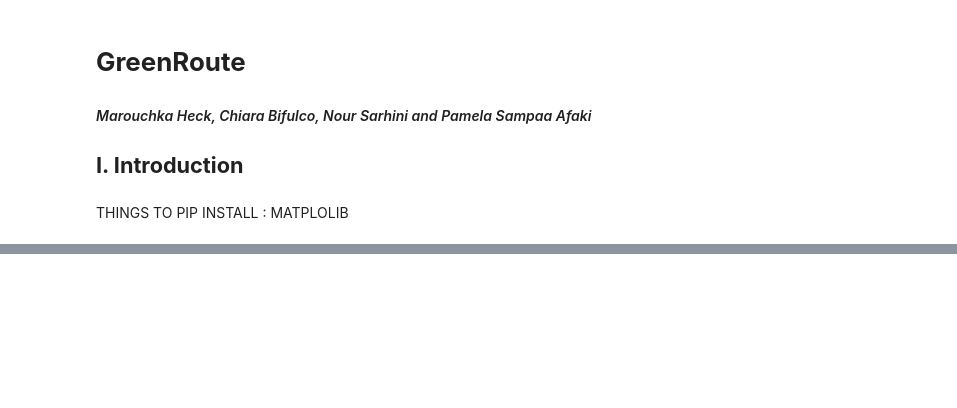
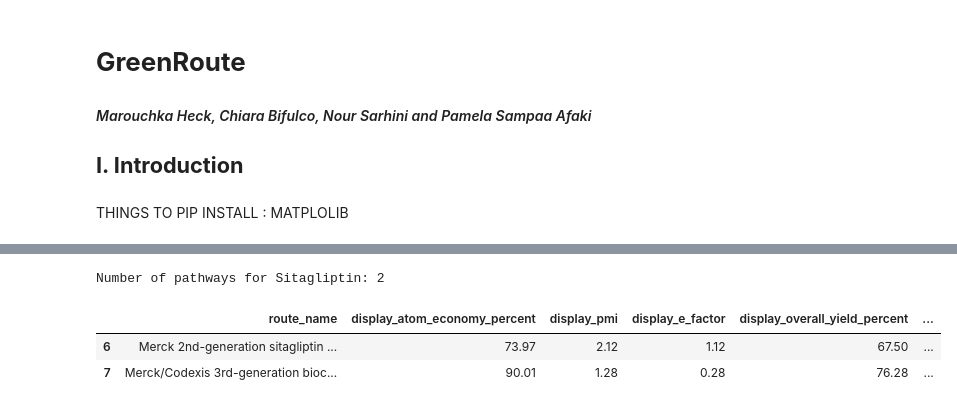
Before and after one commit to chiarabif/GreenRoute, a Jupyter notebook: RAPPORT/report.ipynb, the cells around one changed output, grey strips where cells are left out. Saved outputs shown, nothing was run; the diff lists cells and outputs as text; code cells hidden in the pictures; blank space fills up the shorter version.

Commit message:
updated pathway comparison and molecular structure

```diff
--- a/RAPPORT/report.ipynb
+++ b/RAPPORT/report.ipynb
@@ -86,0 +81,28 @@ Checking: ..\src\greenroute\SMILES\sitagliptin.png -> True
+# %%
+import pandas as pd
+
+results_df = pd.read_csv("../data/results/calculated_green_metrics.csv")
+selected = "Sitagliptin"
+
+mol_df = results_df[
+    results_df["drug_name"].astype(str).str.lower() == selected.lower()
+].copy()
+
+print(f"Number of pathways for {selected}: {len(mol_df)}")
+
+display_cols = [
+    "route_name",
+    "display_atom_economy_percent",
+    "display_pmi",
+    "display_e_factor",
+    "display_overall_yield_percent",
+    "display_number_of_steps",
+    "average_hazard_score"
+]
+table_df = mol_df[display_cols]
+table_df
+# %% [output]
+Number of pathways for Sitagliptin: 2
+|  | route_name | display_atom_economy_percent | display_pmi | display_e_factor | display_overall_yield_percent | ... |
+| 6 | Merck 2nd-generation sitagliptin ... | 73.97 | 2.12 | 1.12 | 67.50 | ... |
+| 7 | Merck/Codexis 3rd-generation bioc... | 90.01 | 1.28 | 0.28 | 76.28 | ... |
```
Also changed, not shown: parts of 5 cells of this notebook.
